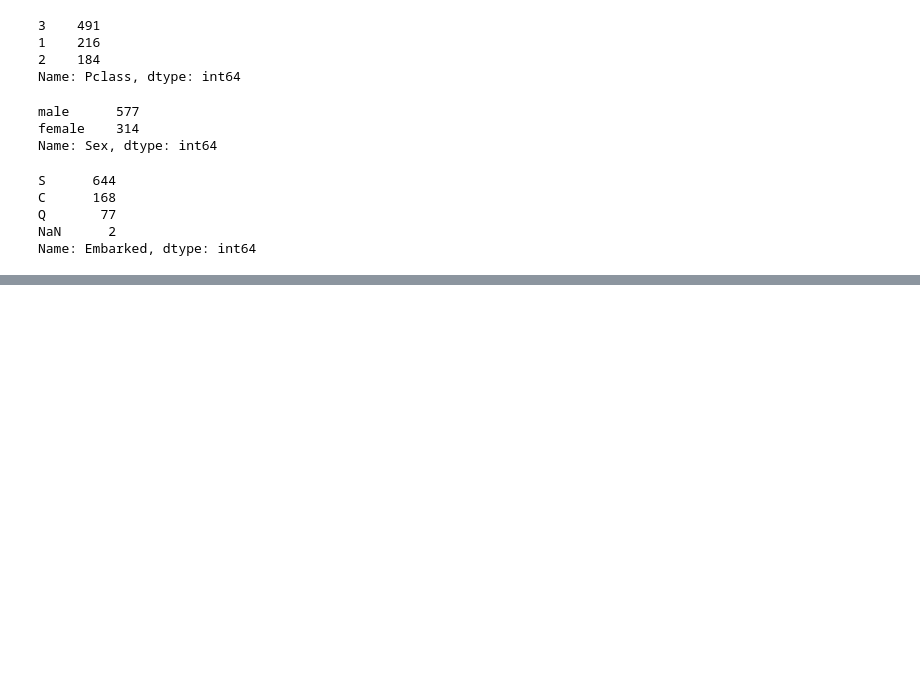
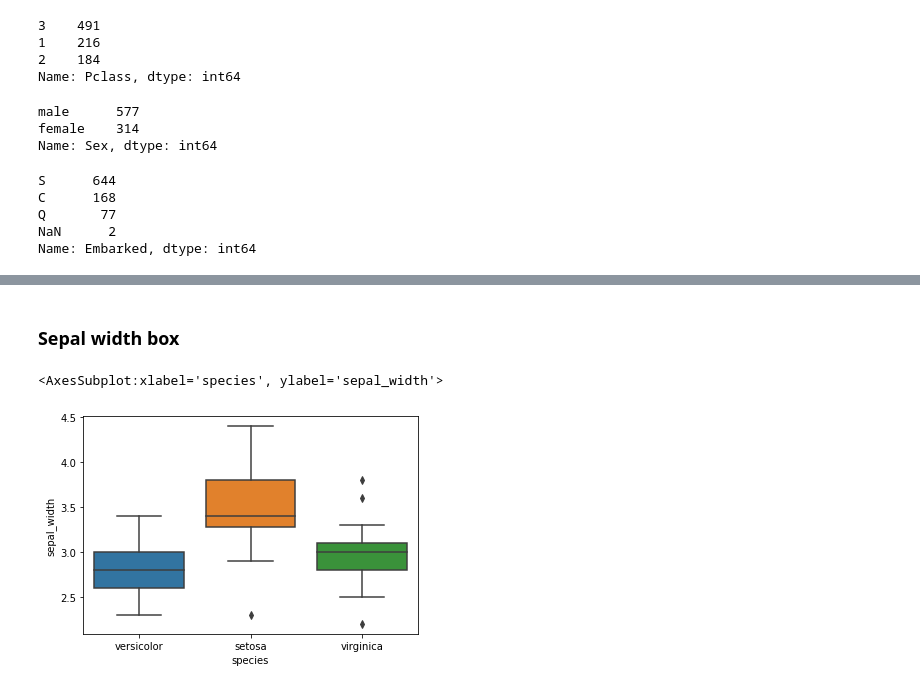
Before and after one commit to JeremyLagunas/classification_exercises, a Jupyter notebook: classification_exercises.ipynb, the cells around one changed output, grey strips where cells are left out. Drawn from its saved outputs; the diff is of its cells as text; code cells hidden in the pictures; blank space fills up the shorter version.

```diff
--- a/classification_exercises.ipynb
+++ b/classification_exercises.ipynb
@@ -547,0 +649,7 @@ def prep_telco(df):
+# %% [markdown]
+### Sepal width box
+# %%
+sns.boxplot( x = 'species', y = 'sepal_width', data = train)
+# %% [output]
+<AxesSubplot:xlabel='species', ylabel='sepal_width'>
+[figure, added]
```
Also changed, not shown: parts of 118 cells of this notebook.
